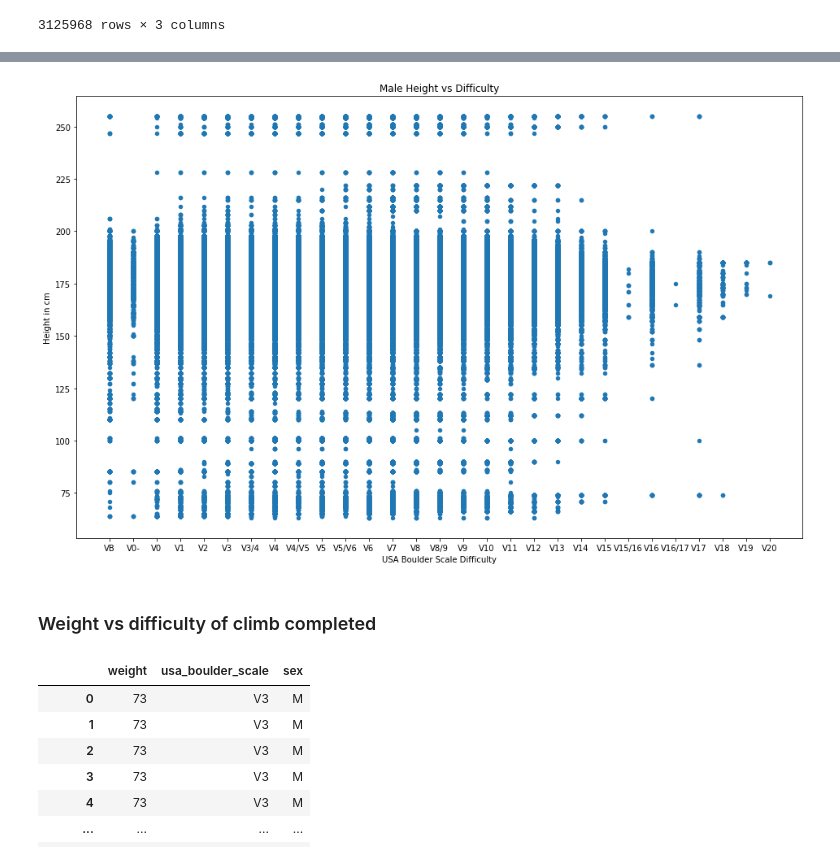
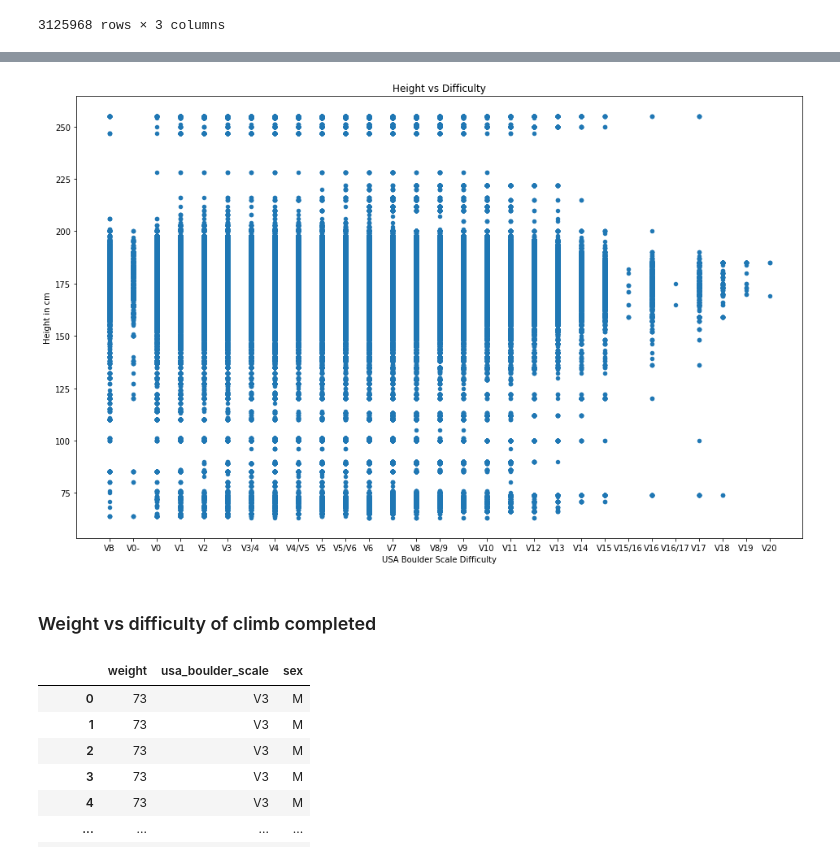
Before and after one commit to kchiev215/Passion_project, a Jupyter notebook: Data Analysis.ipynb, the cells around one changed output, grey strips where cells are left out. Cells and saved outputs as stored; diff of their text form; code cells hidden in the pictures.

```diff
--- a/Data Analysis.ipynb
+++ b/Data Analysis.ipynb
@@ -72,7 +72,7 @@ Index(['user_id', 'first_name', 'last_name', 'city', 'country', 'sex',
       dtype='object')
 # %%
 #Clean up user data by dropping columns I am not intersted in
-dropped_user_columns =['competitions', 'occupation', 'sponsor1',
+dropped_user_columns =['first_name', 'last_name', 'competitions', 'occupation', 'sponsor1',
        'sponsor2', 'sponsor3', 'best_area', 'worst_area', 'guide_area',
        'interests','presentation', 'deactivated', 'anonymous']
 df_user.rename(columns={'id': 'user_id'}, inplace=True)
@@ -232,8 +232,3 @@ A value is trying to be set on a copy of a slice from a DataFrame
 
 See the caveats in the documentation: https://pandas.pydata.org/pandas-docs/stable/user_guide/indexing.html#returning-a-view-versus-a-copy
   com_dups.rename(columns={'usa_boulders':'usa_boulder_scale'}, inplace=True)
-# %%
-#Dropping columns that are not helpful to the data analysis
-dropped_com_dups = ['first_name', 'last_name']
-com_dups.drop(dropped_com_dups, axis=1, inplace=True)
-com_dups.head()
@@ -510,21 +572,21 @@ plt.show()
 # %%
 height_v_difficulty.plot(
     x='usa_boulder_scale',
     y='height',
     kind='scatter',
-    title='Male Height vs Difficulty',
+    title='Height vs Difficulty',
     xlabel='USA Boulder Scale Difficulty',
     ylabel='Height in cm',
     fontsize=10,
     figsize=[16, 10]
 
 )
 
 plt.show()
 # %% [output]
-[figure, old version]
+[figure, new version]
-# %% [markdown]
-### Weight vs difficulty of climb completed
+# %% [markdown]
+### Weight vs difficulty of climb completed
 # %%
 weight_v_difficulty = drop_value_com_dups[['weight','usa_boulder_scale','sex']]
 weight_v_difficulty = weight_v_difficulty[(weight_v_difficulty['weight'])!=0]
```
Also changed, not shown: parts of 74 cells of this notebook.
